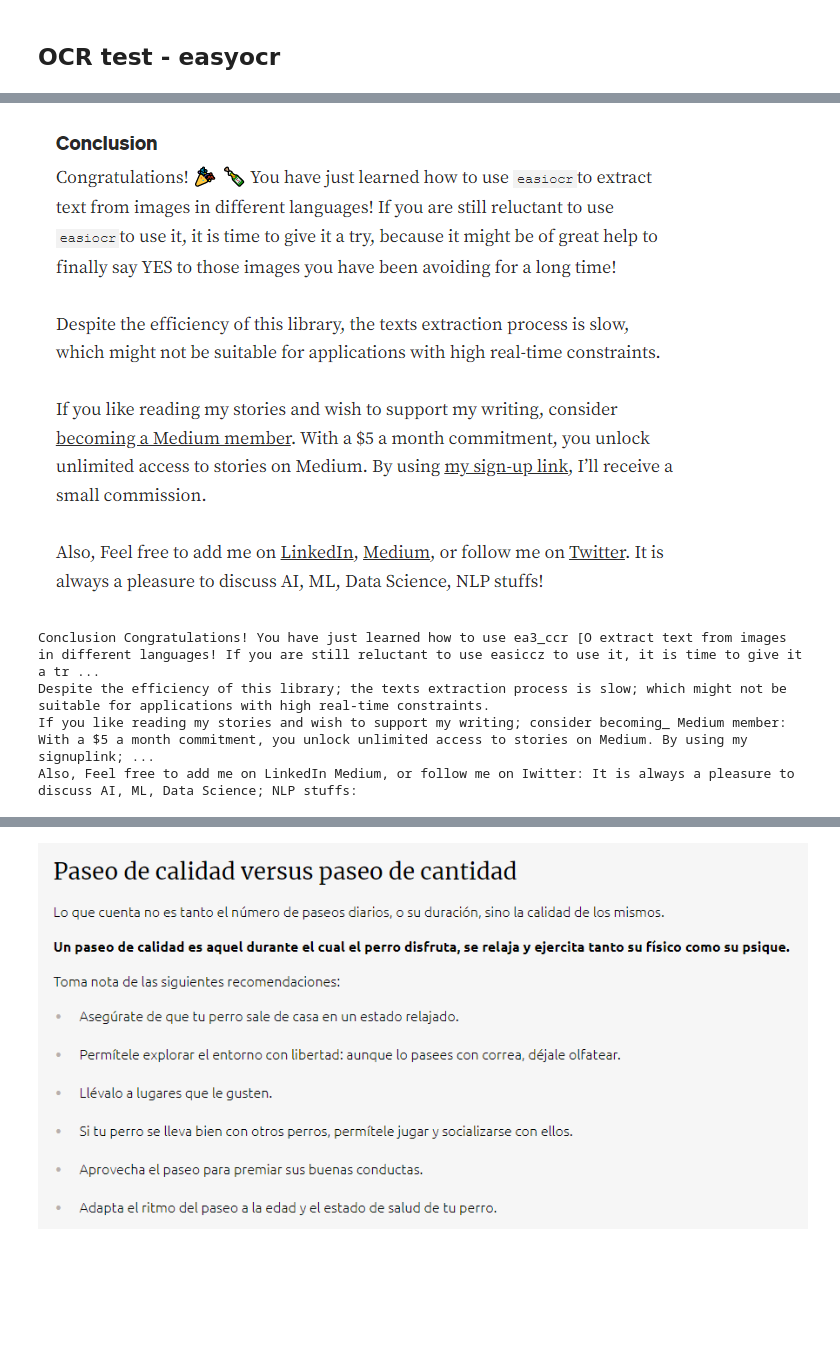
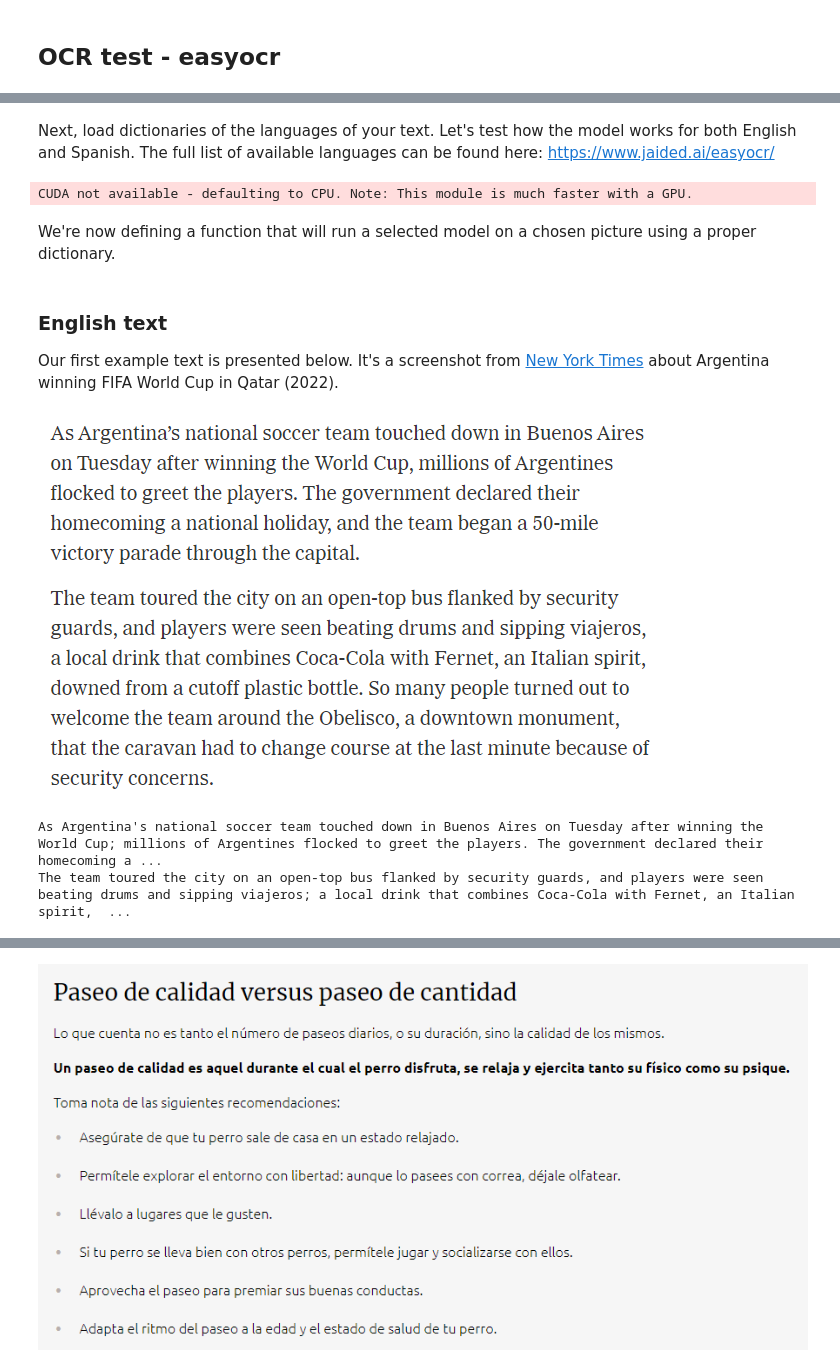
Before and after one commit to joannakijewska/NLP-project-OCR-NLTK, a Jupyter notebook: Natural_Language_Processing.ipynb, the cells around one changed output, grey strips where cells are left out. Drawn from its saved outputs; the diff is of its cells as text; code cells hidden in the pictures; blank space fills up the shorter version.

Commit message:
NLP processing - Jupyter Analysis with resources

```diff
--- a/Natural_Language_Processing.ipynb
+++ b/Natural_Language_Processing.ipynb
@@ -137,17 +38,28 @@ CUDA not available - defaulting to CPU. Note: This module is much faster with a
+# %% [markdown]
+Next, load dictionaries of the languages of your text. Let's test how the model works for both English and Spanish.
+The full list of available languages can be found here: https://www.jaided.ai/easyocr/
+# %%
+reader_en_es = Reader(['en', 'es'])
+# %% [output]
+CUDA not available - defaulting to CPU. Note: This module is much faster with a GPU.
+# %% [markdown]
+We're now defining a function that will run a selected model on a chosen picture using a proper dictionary.
 # %%
 def read_text(image_name, model_name, in_line=True):
     text = model_name.readtext(image_name, detail = 0, paragraph=in_line)
     return '\n'.join(text)
+# %% [markdown]
+### English text
+
+Our first example text is presented below. It's a screenshot from [New York Times](https://www.nytimes.com/2022/12/20/world/americas/argentina-messi-world-cup-parade-buenos-aires.html) about Argentina winning FIFA World Cup in Qatar (2022).
 # %%
 from IPython.display import Image
-Image(filename='sample_ocr_example.png')
+Image(filename='img/english_example.png')
 # %% [output]
-[figure, old version]
+[figure, new version]
 # %%
-eng_sample_text = read_text('sample_ocr_example.png', reader_en_es)
+eng_sample_text = read_text('img/english_example.png', reader_en_es)
 print(eng_sample_text)
 # %% [output]
-Conclusion Congratulations! You have just learned how to use ea3_ccr [O extract text from images in different languages! If you are still reluctant to use easiccz to use it, it is time to give it a tr ...
-Despite the efficiency of this library; the texts extraction process is slow; which might not be suitable for applications with high real-time constraints.
-If you like reading my stories and wish to support my writing; consider becoming_ Medium member: With a $5 a month commitment, you unlock unlimited access to stories on Medium. By using my signuplink; ...
-Also, Feel free to add me on LinkedIn Medium, or follow me on Iwitter: It is always a pleasure to discuss AI, ML, Data Science; NLP stuffs:
+As Argentina's national soccer team touched down in Buenos Aires on Tuesday after winning the World Cup; millions of Argentines flocked to greet the players. The government declared their homecoming a ...
+The team toured the city on an open-top bus flanked by security guards, and players were seen beating drums and sipping viajeros; a local drink that combines Coca-Cola with Fernet, an Italian spirit,  ...
```
Also changed, not shown: parts of 110 cells of this notebook, 4 other files.
